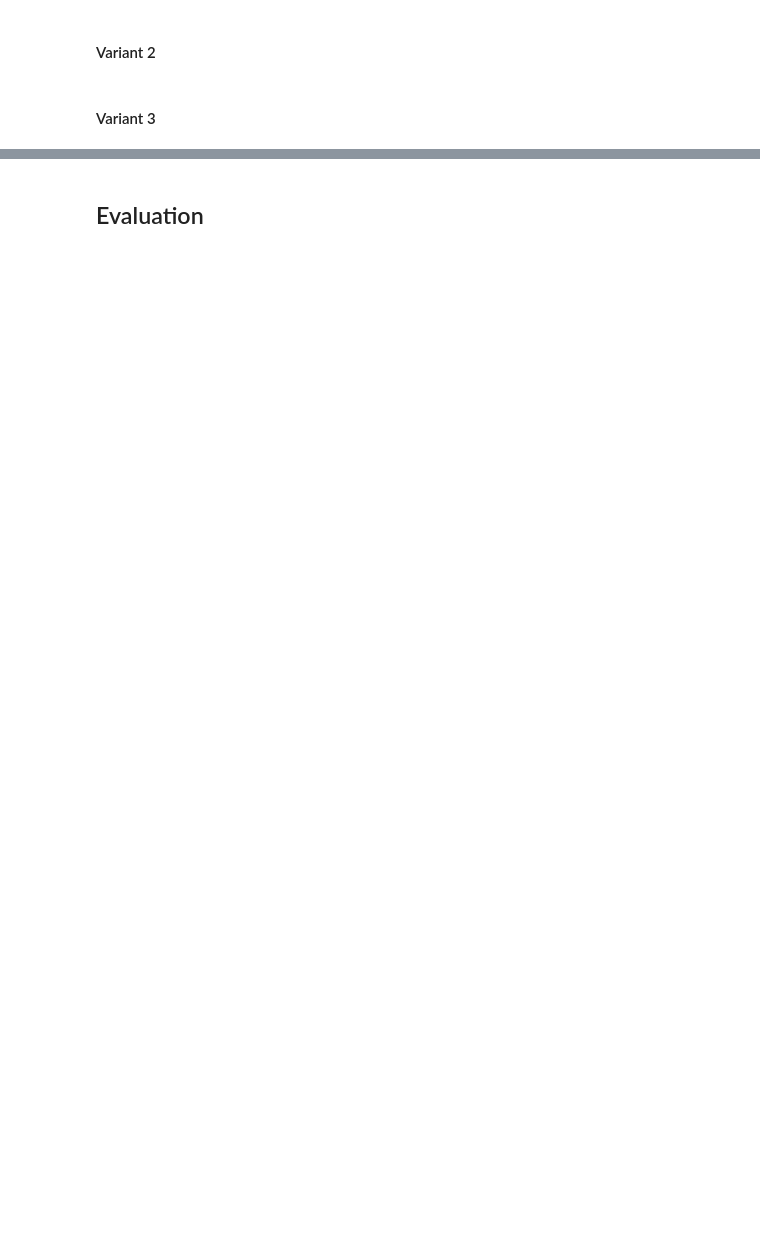
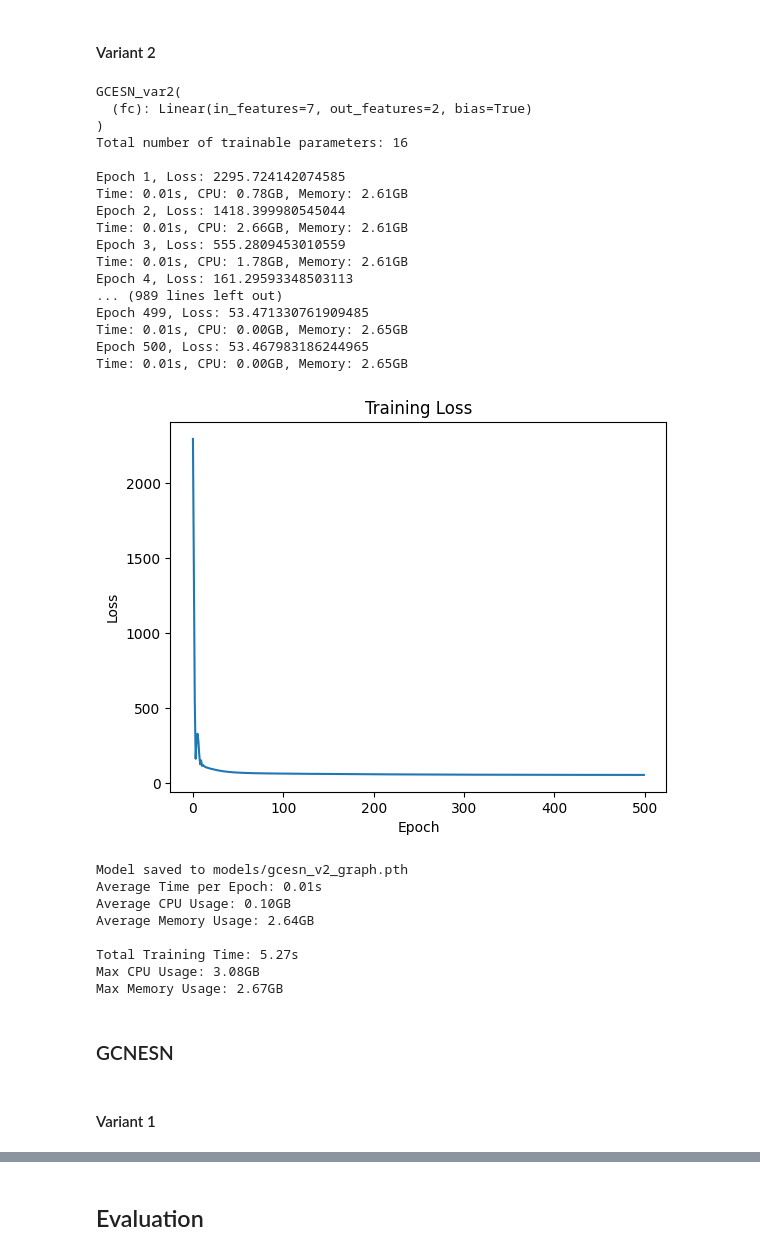
Before and after one commit to GitaAyu06/reservoir-gnn, a Jupyter notebook: reservoir-gnn.ipynb, the cells around one changed output, grey strips where cells are left out. Saved outputs shown, nothing was run; the diff lists cells and outputs as text; code cells hidden in the pictures; blank space fills up the shorter version.

Commit message:
all variants available

```diff
--- a/reservoir-gnn.ipynb
+++ b/reservoir-gnn.ipynb
@@ -430,4 +549,39 @@ Max Memory Usage: 2.86GB
 # %% [markdown]
 #### Variant 2
+# %%
+# Create model instances
+gcesn2_graph = GCESN_var2(num_features, num_features, num_classes, num_iterations=6)
+print(gcesn2_graph)
+print(f"Total number of trainable parameters: {gcesn2_graph.count_parameters()}\n")
+train_graph(gcesn2_graph, mutag_train_loader, lr=0.01, num_epochs=500, save_path='models/gcesn_v2_graph.pth')
+# %% [output]
+GCESN_var2(
+  (fc): Linear(in_features=7, out_features=2, bias=True)
+)
+Total number of trainable parameters: 16
+
+Epoch 1, Loss: 2295.724142074585
+Time: 0.01s, CPU: 0.78GB, Memory: 2.61GB
+Epoch 2, Loss: 1418.399980545044
+Time: 0.01s, CPU: 2.66GB, Memory: 2.61GB
+Epoch 3, Loss: 555.2809453010559
+Time: 0.01s, CPU: 1.78GB, Memory: 2.61GB
+Epoch 4, Loss: 161.29593348503113
+... (989 lines left out)
+Epoch 499, Loss: 53.471330761909485
+Time: 0.01s, CPU: 0.00GB, Memory: 2.65GB
+Epoch 500, Loss: 53.467983186244965
+Time: 0.01s, CPU: 0.00GB, Memory: 2.65GB
+[figure, added]
+Model saved to models/gcesn_v2_graph.pth
+Average Time per Epoch: 0.01s
+Average CPU Usage: 0.10GB
+Average Memory Usage: 2.64GB
+
+Total Training Time: 5.27s
+Max CPU Usage: 3.08GB
+Max Memory Usage: 2.67GB
+# %% [markdown]
+### GCNESN
 # %% [markdown]
-#### Variant 3
+#### Variant 1
```
Also changed, not shown: parts of 55 cells of this notebook, 11 other files.
